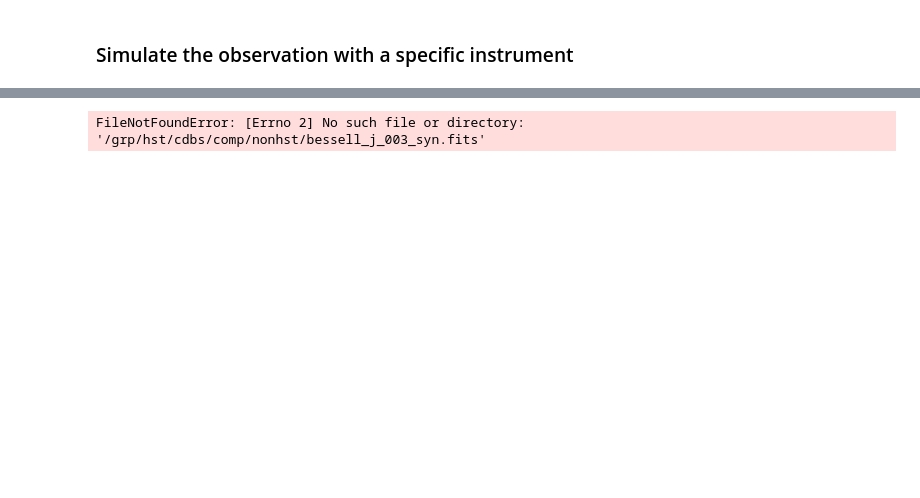
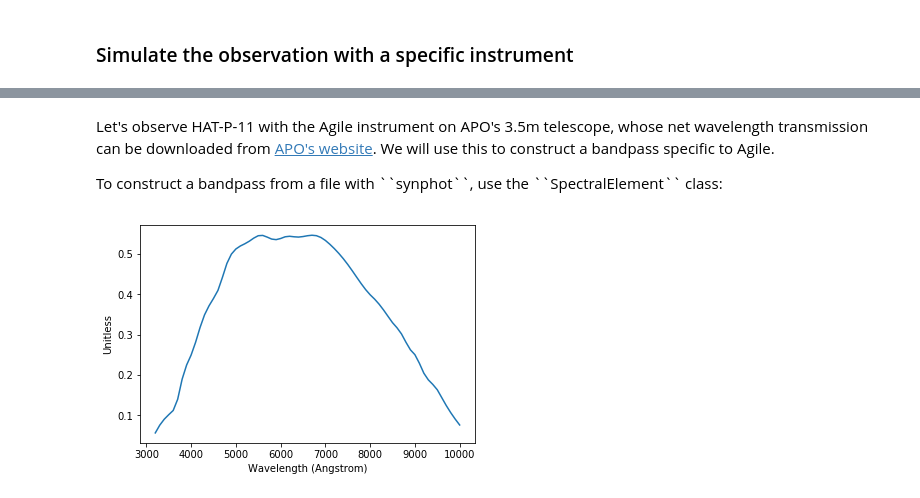
Before and after one commit to spacetelescope/synphot_refactor, a Jupyter notebook: tutorials/hatp11-countrate.ipynb, the cells around one changed output, grey strips where cells are left out. Cells and saved outputs as stored; diff of their text form; code cells hidden in the pictures; blank space fills up the shorter version.

```diff
--- a/tutorials/hatp11-countrate.ipynb
+++ b/tutorials/hatp11-countrate.ipynb
@@ -24,7 +29,9 @@ photlam_hatp11.plot()
+# %% [markdown]
+<p>Let's observe HAT-P-11 with the Agile instrument on APO's 3.5m telescope, whose net wavelength transmission can be downloaded from <a href="https://www.apo.nmsu.edu/arc35m/Instruments/AGILE/Anjum/wav.dat">APO's website</a>. We will use this to construct a bandpass specific to Agile.</p><p>To construct a bandpass from a file with ``synphot``, use the ``SpectralElement`` class:</p>
 # %%
 from synphot import SpectralElement
 
-hatp11_J = SpectralElement.from_filter('bessel_j')
-hatp11_J.plot()
+agile = SpectralElement.from_file('agile.dat', wave_unit="nm")
+agile.plot()
 # %% [output]
-FileNotFoundError: [Errno 2] No such file or directory: '/grp/hst/cdbs/comp/nonhst/bessell_j_003_syn.fits'
+[figure, added]
```
Also changed, not shown: parts of 11 cells of this notebook.
